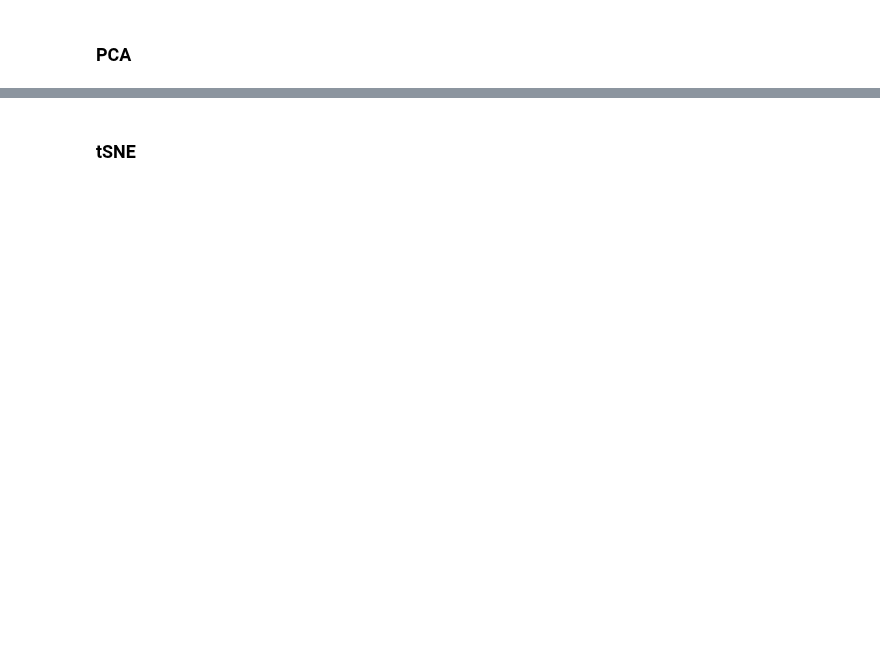
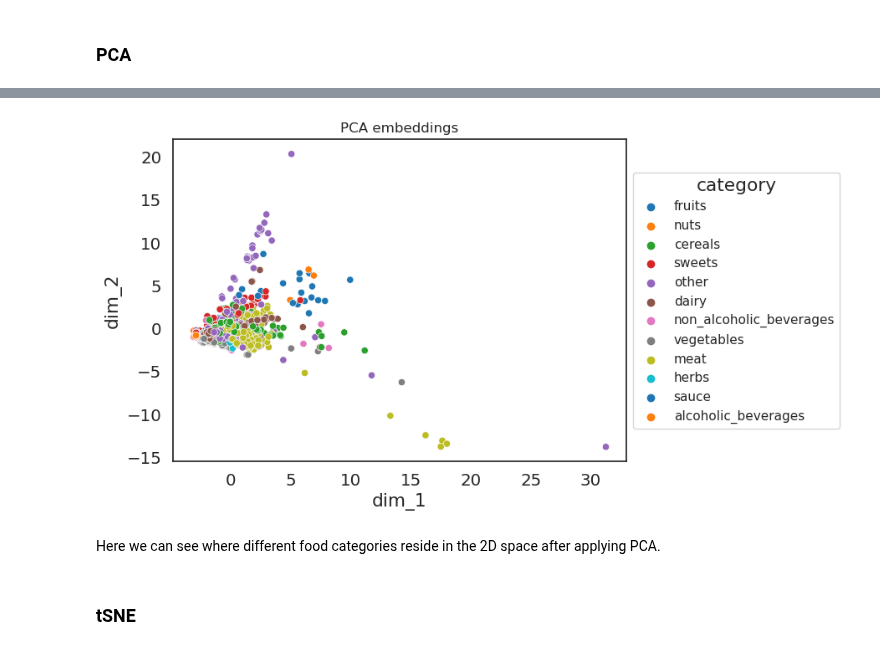
Before and after one commit to fsb-edu/ML4Food, a Jupyter notebook: M2_MLUnsupervisedLearning.ipynb, the cells around one changed output, grey strips where cells are left out. Saved outputs shown, nothing was run; the diff lists cells and outputs as text; code cells hidden in the pictures; blank space fills up the shorter version.

```diff
--- a/M2_MLUnsupervisedLearning.ipynb
+++ b/M2_MLUnsupervisedLearning.ipynb
@@ -69,3 +73,6 @@ import pandas as pd
 # %%
 # we will work with the preprocessed dataset
-dataset = pd.read_csv('data/swiss_food_composition_proc.csv')
+dataset = pd.read_csv('data/swiss_food_composition_proc.csv', index_col='ID')
+# save the numerical columns in the cols variable
+numerical_cols = dataset.select_dtypes(include='number').columns
+dataset.head()
@@ -72,3 +90,19 @@ dataset = pd.read_csv('data/swiss_food_composition_proc.csv')
+# %%
+def visualize_data(data:pd.DataFrame, title:str, hue_value:str):
+    sns.set(
+    rc={'figure.figsize':(7, 5),
+        'font.family': ['DejaVu Sans']},
+    style='white'
+    )
+    with sns.plotting_context("notebook", font_scale=1.3):
+        ax = sns.scatterplot(
+        data=data,
+        x=data.columns[0], y=data.columns[1],
+        alpha=1, hue= hue_value,
+        palette='tab10'
+    )
+    ax.set(title=title)
+    sns.move_legend(ax, "center left", bbox_to_anchor=(1, 0.5))
 # %% [markdown]
 ### PCA
 # %% [markdown]
@@ -86,0 +124,9 @@ Besides dimensionality reduction, PCA is extensively used in bioinformatics for
+# %%
+pca = PCA(n_components=2) # define the PCA object
+
+# perform the PCA transformation and save the results in a dataframe
+pca_components = pd.DataFrame(
+    pca.fit_transform(dataset[numerical_cols]), # apply PCA here
+    columns=['dim_1', 'dim_2'], # define the new column names
+    index=dataset.index
+)
@@ -86,0 +135,5 @@ Besides dimensionality reduction, PCA is extensively used in bioinformatics for
+# %%
+# recreate the dataset but with the pca_components
+data_after_pca = pd.concat([pca_components, dataset['category']], axis=1)
+data_after_pca.columns = ['dim_1', 'dim_2', 'category'] # rename the columns
+data_after_pca.head() # print the first 5 samples after PCA
@@ -87,2 +152,8 @@ Besides dimensionality reduction, PCA is extensively used in bioinformatics for
+# %%
+visualize_data(data_after_pca, 'PCA embeddings', hue_value='category')
+# %% [output]
+[figure, added]
+# %% [markdown]
+Here we can see where different food categories reside in the 2D space after applying PCA.
 # %% [markdown]
 ### tSNE
```
Also changed, not shown: parts of 12 cells of this notebook, 3 other files.
